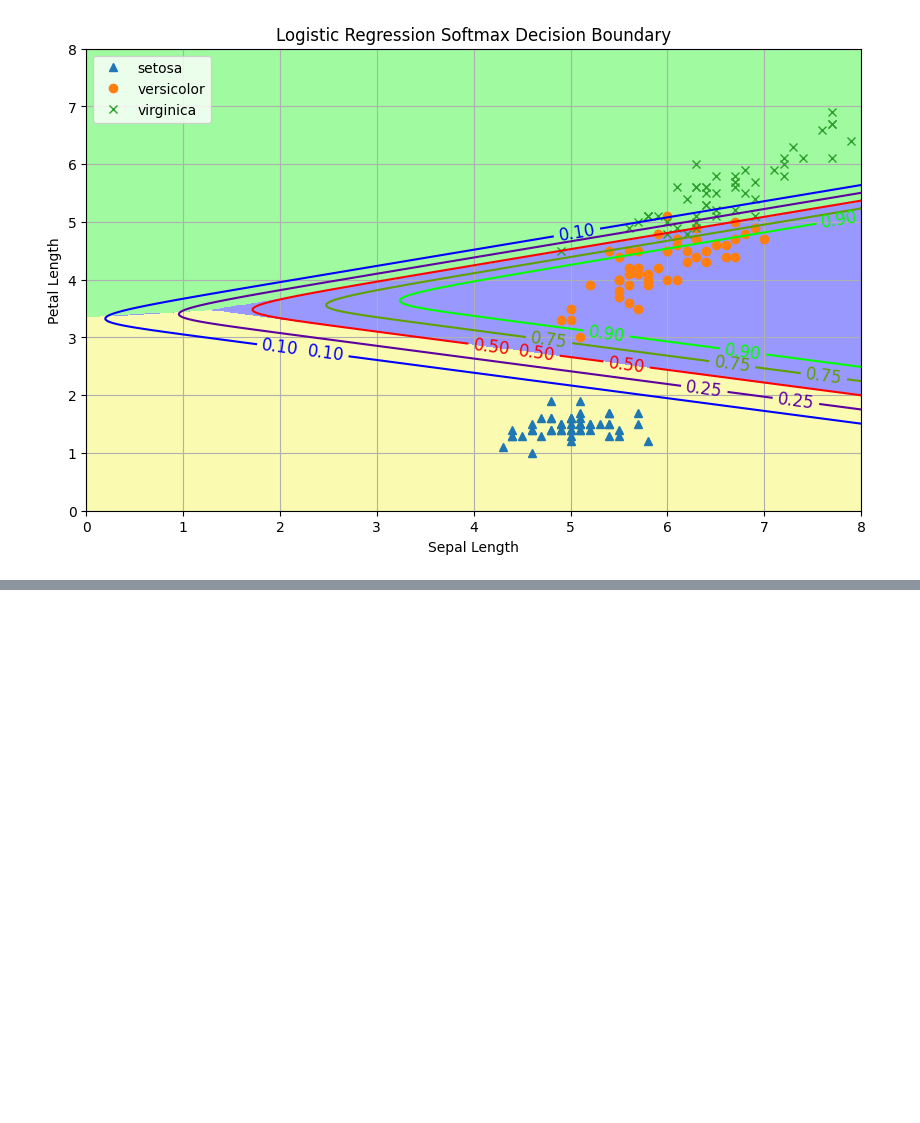
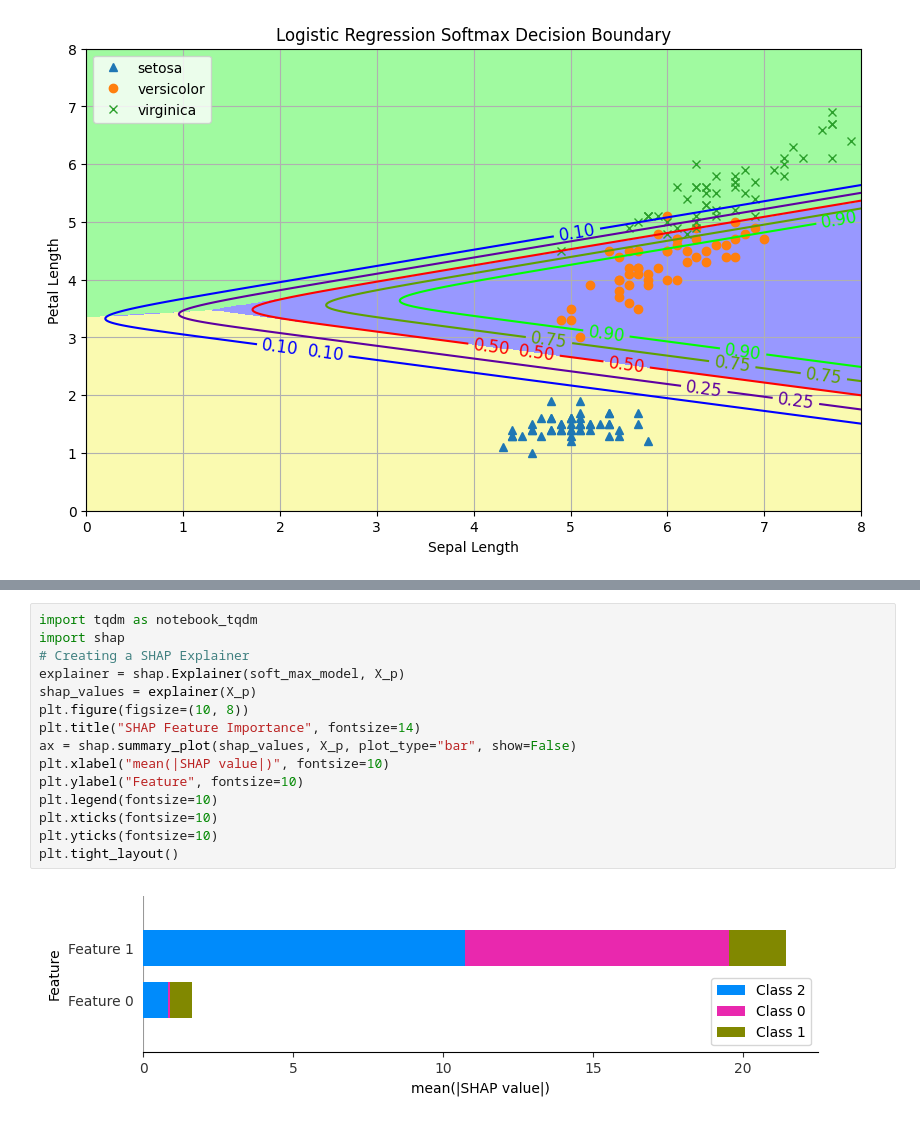
Before and after one commit to opendroid/ml, a Jupyter notebook: regression/logistic/ex10_handson.ipynb, the cells around one changed output, grey strips where cells are left out. Saved outputs shown, nothing was run; the diff lists cells and outputs as text; blank space fills up the shorter version.

```diff
--- a/regression/logistic/ex10_handson.ipynb
+++ b/regression/logistic/ex10_handson.ipynb
@@ -203,0 +219,17 @@ plt.show()
+# %%
+import tqdm as notebook_tqdm
+import shap
+# Creating a SHAP Explainer
+explainer = shap.Explainer(soft_max_model, X_p)
+shap_values = explainer(X_p)
+plt.figure(figsize=(10, 8))
+plt.title("SHAP Feature Importance", fontsize=14)
+ax = shap.summary_plot(shap_values, X_p, plot_type="bar", show=False)
+plt.xlabel("mean(|SHAP value|)", fontsize=10)
+plt.ylabel("Feature", fontsize=10)
+plt.legend(fontsize=10)
+plt.xticks(fontsize=10)
+plt.yticks(fontsize=10)
+plt.tight_layout()
+# %% [output]
+[figure, added]
```
Also changed, not shown: parts of 2 cells of this notebook, 2 other files.
